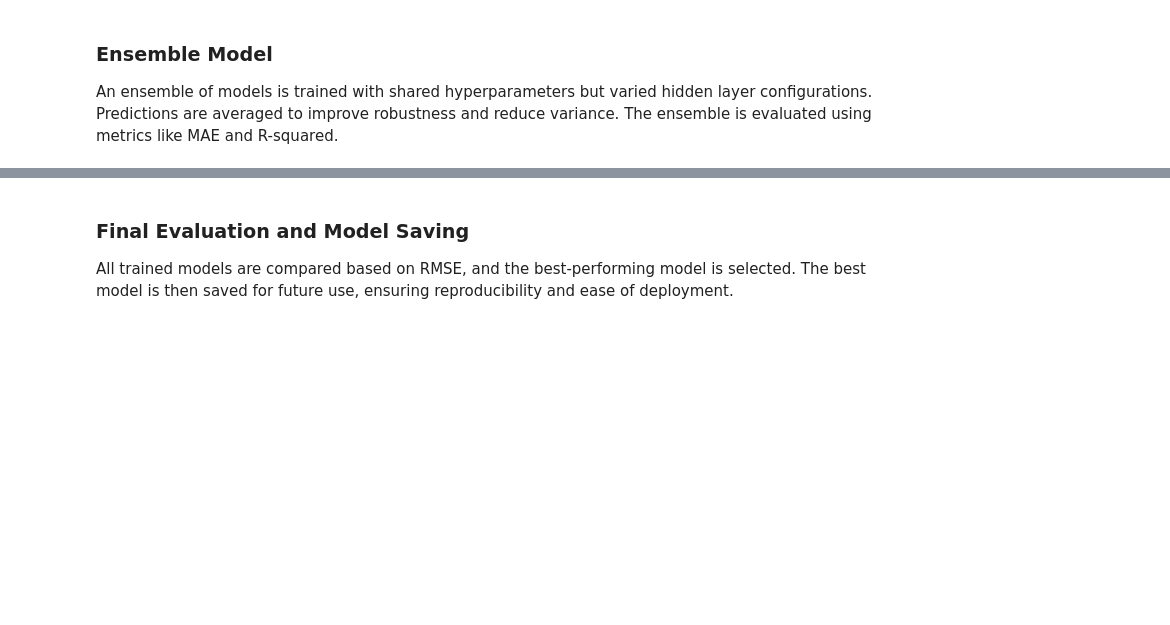
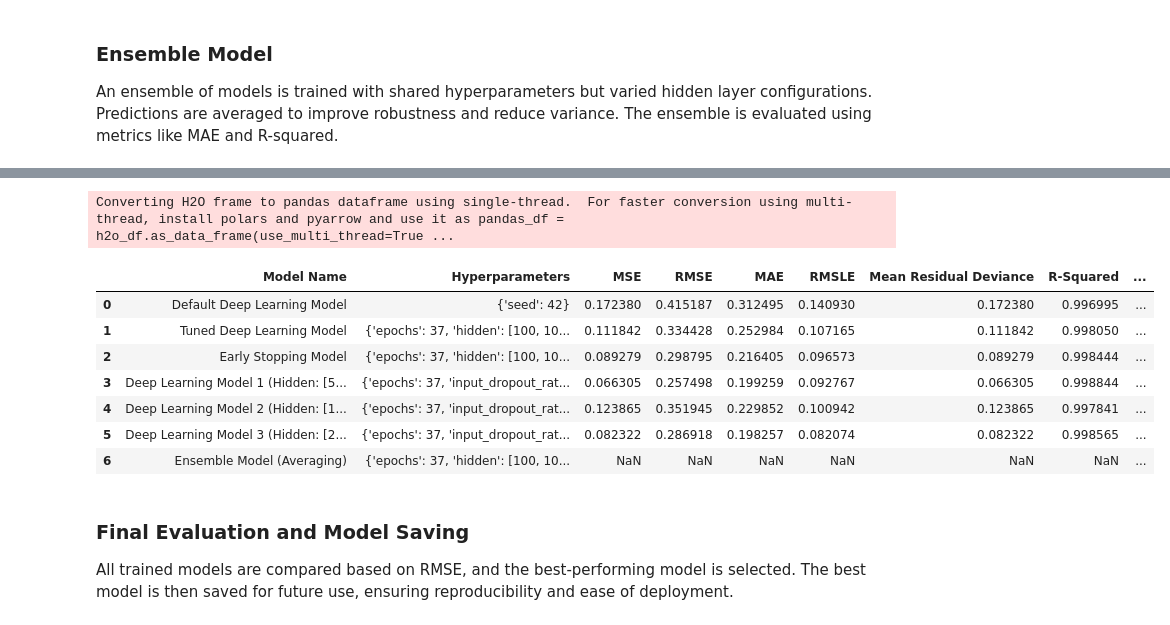
Before and after one commit to Aaron2k02/data-mining-warehousing-wages-analysis, a Jupyter notebook: notebooks/04_modelling/01_DeepLearning.ipynb, the cells around one changed output, grey strips where cells are left out. Drawn from its saved outputs; the diff is of its cells as text; code cells hidden in the pictures; blank space fills up the shorter version.

Commit message:
Deep Learning h20 auto ml commit

```diff
--- a/notebooks/04_modelling/01_AutoNeural.ipynb
+++ b/notebooks/04_modelling/01_DeepLearning.ipynb
@@ -792,0 +840,6 @@ record_model("Ensemble Model", {"common_params": best_params, "hidden_layers": [
+# %%
+# Evaluate Ensemble using Mean Absolute Error
+y_test = test_h2o[target].as_data_frame().to_numpy().ravel()
+mae_ensemble = mean_absolute_error(y_test, ensemble_prediction)
+# %% [output]
+Converting H2O frame to pandas dataframe using single-thread.  For faster conversion using multi-thread, install polars and pyarrow and use it as pandas_df = h2o_df.as_data_frame(use_multi_thread=True ...
@@ -793,3 +863,14 @@ record_model("Ensemble Model", {"common_params": best_params, "hidden_layers": [
+# %%
+model_results
+# %% [output]
+|  | Model Name | Hyperparameters | MSE | RMSE | MAE | RMSLE | Mean Residual Deviance | R-Squared | ... |
+| 0 | Default Deep Learning Model | {'seed': 42} | 0.172380 | 0.415187 | 0.312495 | 0.140930 | 0.172380 | 0.996995 | ... |
+| 1 | Tuned Deep Learning Model | {'epochs': 37, 'hidden': [100, 10... | 0.111842 | 0.334428 | 0.252984 | 0.107165 | 0.111842 | 0.998050 | ... |
+| 2 | Early Stopping Model | {'epochs': 37, 'hidden': [100, 10... | 0.089279 | 0.298795 | 0.216405 | 0.096573 | 0.089279 | 0.998444 | ... |
+| 3 | Deep Learning Model 1 (Hidden: [5... | {'epochs': 37, 'input_dropout_rat... | 0.066305 | 0.257498 | 0.199259 | 0.092767 | 0.066305 | 0.998844 | ... |
+| 4 | Deep Learning Model 2 (Hidden: [1... | {'epochs': 37, 'input_dropout_rat... | 0.123865 | 0.351945 | 0.229852 | 0.100942 | 0.123865 | 0.997841 | ... |
+| 5 | Deep Learning Model 3 (Hidden: [2... | {'epochs': 37, 'input_dropout_rat... | 0.082322 | 0.286918 | 0.198257 | 0.082074 | 0.082322 | 0.998565 | ... |
+| 6 | Ensemble Model (Averaging) | {'epochs': 37, 'hidden': [100, 10... | NaN | NaN | NaN | NaN | NaN | NaN | ... |
 # %% [markdown]
 ### Final Evaluation and Model Saving <br/>
 All trained models are compared based on RMSE, and the best-performing model is selected. The best model is then saved for future use, ensuring reproducibility and ease of deployment.
```
Also changed, not shown: parts of 30 cells of this notebook, 4 other files.
